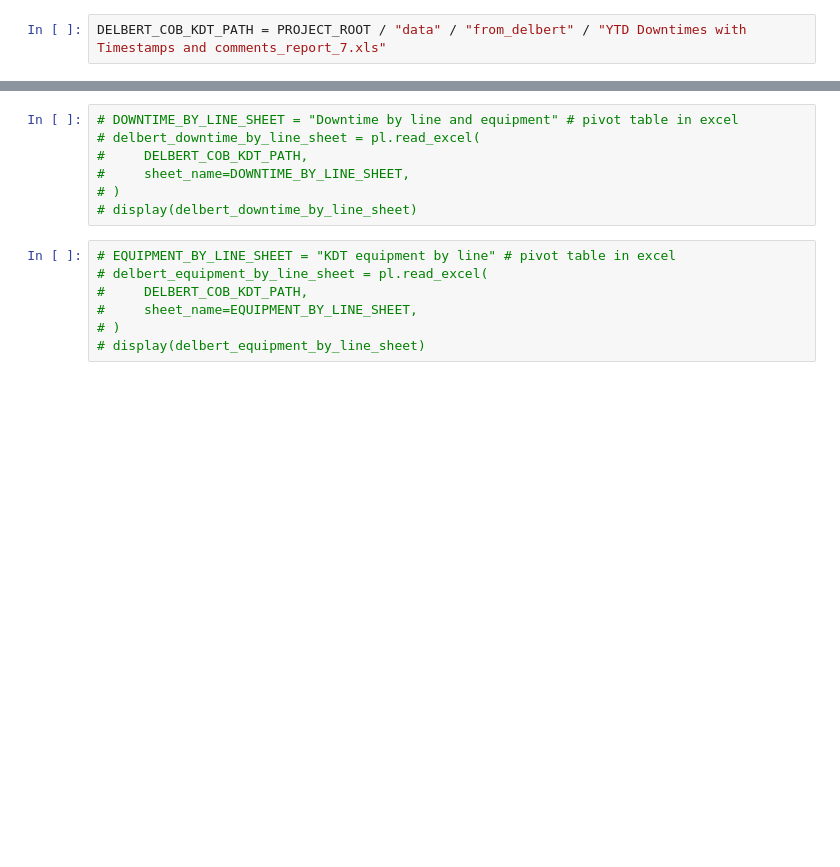
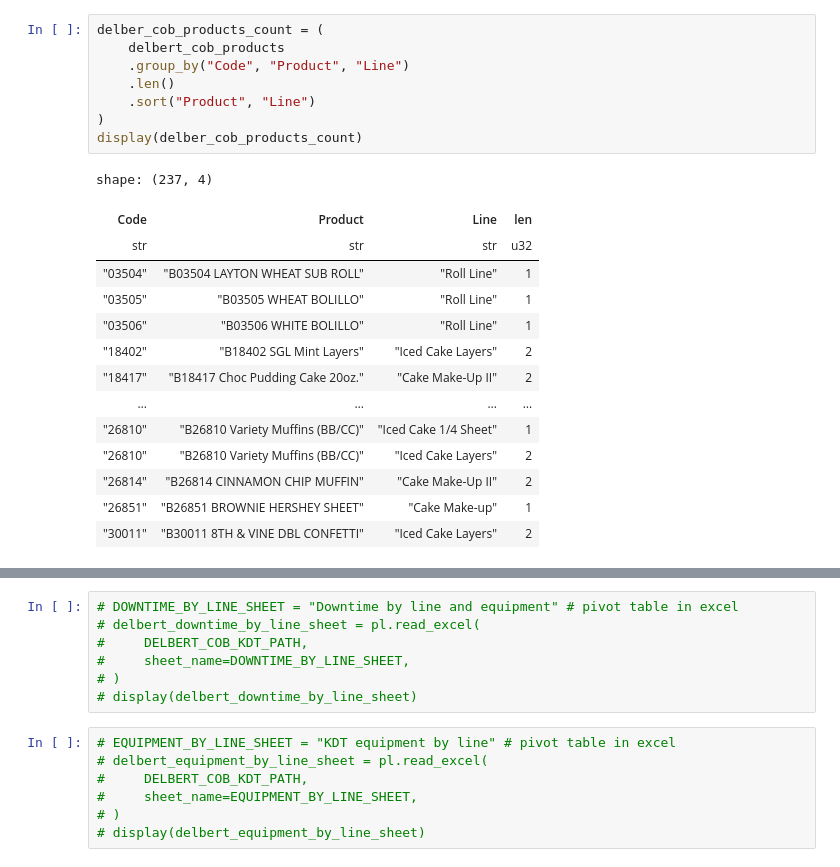
Before and after one commit to 8451LLC/labs-mfg-capabilities, a Jupyter notebook: nbs/inspect_kdt.ipynb, the cells around one changed output, grey strips where cells are left out. Saved outputs shown, nothing was run; the diff lists cells and outputs as text; blank space fills up the shorter version.

```diff
--- a/nbs/inspect_kdt.ipynb
+++ b/nbs/inspect_kdt.ipynb
@@ -44,3 +54,24 @@ shape: (346, 4)
-# %%
-DELBERT_COB_KDT_PATH = PROJECT_ROOT / "data" / "from_delbert" / "YTD Downtimes with Timestamps and comments_report_7.xls"
+# %%
+delber_cob_products_count = (
+    delbert_cob_products
+    .group_by("Code", "Product", "Line")
+    .len()
+    .sort("Product", "Line")
+)
+display(delber_cob_products_count)
+# %% [output]
+shape: (237, 4)
+| Code | Product | Line | len |
+| str | str | str | u32 |
+| "03504" | "B03504 LAYTON WHEAT SUB ROLL" | "Roll Line" | 1 |
+| "03505" | "B03505 WHEAT BOLILLO" | "Roll Line" | 1 |
+| "03506" | "B03506 WHITE BOLILLO" | "Roll Line" | 1 |
+| "18402" | "B18402 SGL Mint Layers" | "Iced Cake Layers" | 2 |
+| "18417" | "B18417 Choc Pudding Cake 20oz." | "Cake Make-Up II" | 2 |
+| … | … | … | … |
+| "26810" | "B26810 Variety Muffins (BB/CC)" | "Iced Cake 1/4 Sheet" | 1 |
+| "26810" | "B26810 Variety Muffins (BB/CC)" | "Iced Cake Layers" | 2 |
+| "26814" | "B26814 CINNAMON CHIP MUFFIN" | "Cake Make-Up II" | 2 |
+| "26851" | "B26851 BROWNIE HERSHEY SHEET" | "Cake Make-up" | 1 |
+| "30011" | "B30011 8TH & VINE DBL CONFETTI" | "Iced Cake Layers" | 2 |
 # %%
```
Also changed, not shown: parts of 5 cells of this notebook.
